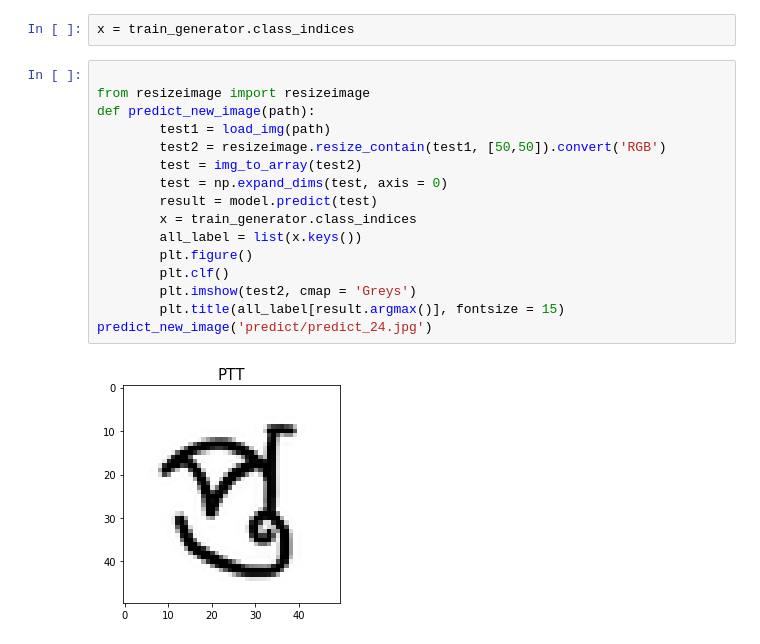
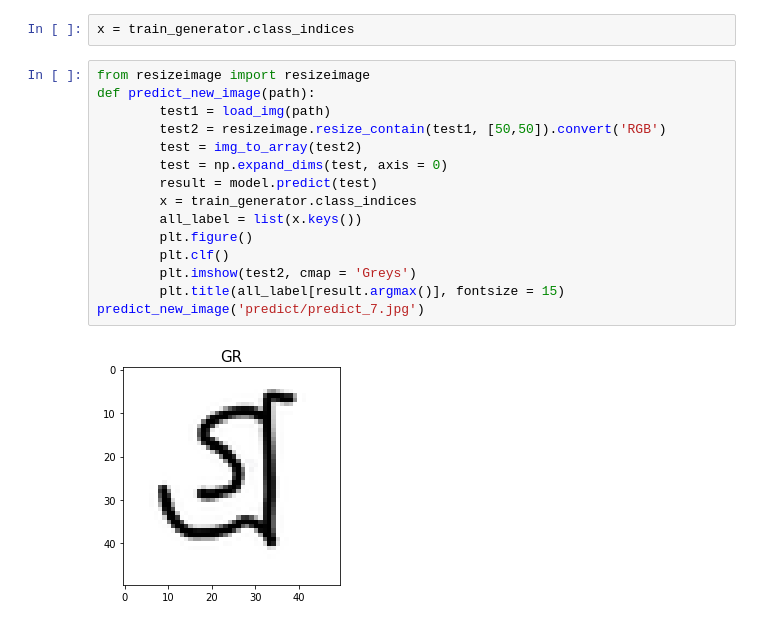
Before and after one commit to nathdipankar/Assamese-Character-Recognition, a Jupyter notebook: CNN for Assamese script character recognition.ipynb, the cells around one changed output. Cells and saved outputs as stored; diff of their text form.

```diff
--- a/CNN for Assamese script character recognition.ipynb
+++ b/CNN for Assamese script character recognition.ipynb
@@ -208,20 +206,19 @@ I am plotting just the first 50 of the classes in order to demonstrate how the c
 # %%
 x = train_generator.class_indices
 # %%
-
 from resizeimage import resizeimage
 def predict_new_image(path):
         test1 = load_img(path)
         test2 = resizeimage.resize_contain(test1, [50,50]).convert('RGB')
         test = img_to_array(test2)
         test = np.expand_dims(test, axis = 0)
         result = model.predict(test)
         x = train_generator.class_indices
         all_label = list(x.keys())
         plt.figure()
         plt.clf()
         plt.imshow(test2, cmap = 'Greys')
         plt.title(all_label[result.argmax()], fontsize = 15)
-predict_new_image('predict/predict_24.jpg')
+predict_new_image('predict/predict_7.jpg')
 # %% [output]
-[figure, old version]
+[figure, new version]
```
Also changed, not shown: parts of 8 cells of this notebook.
